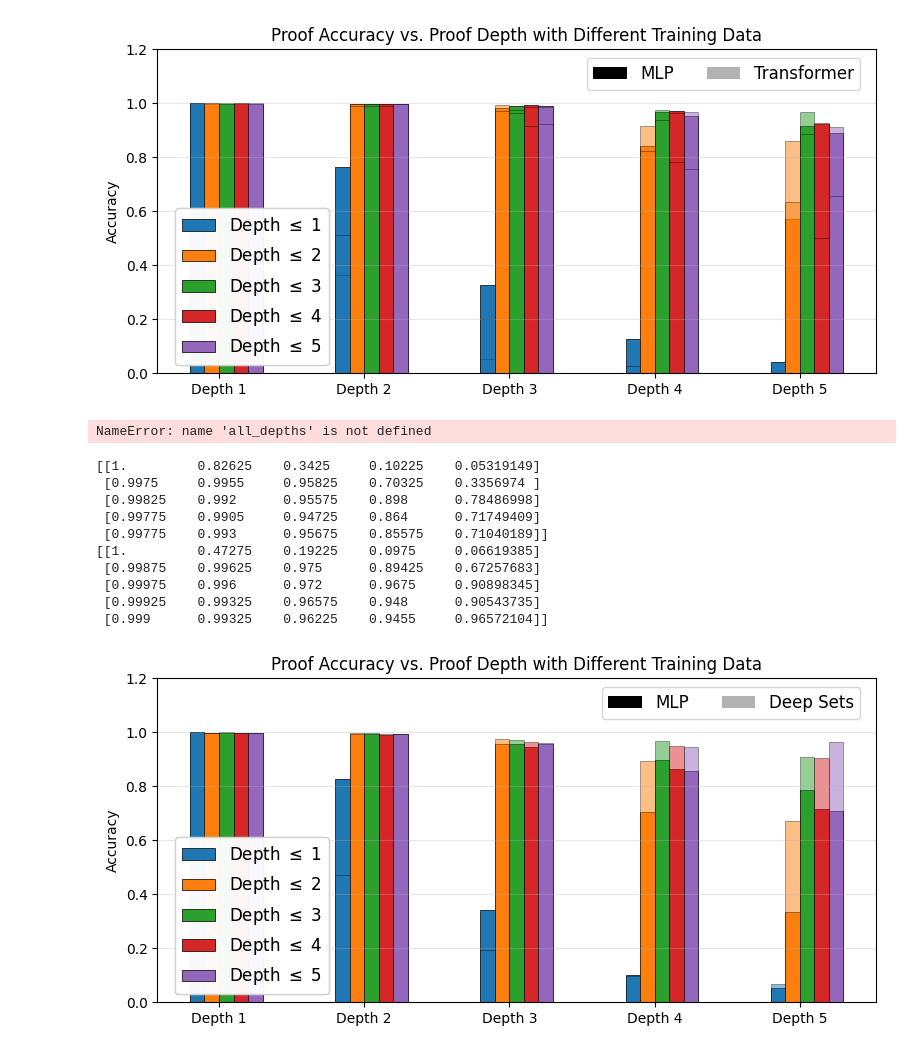
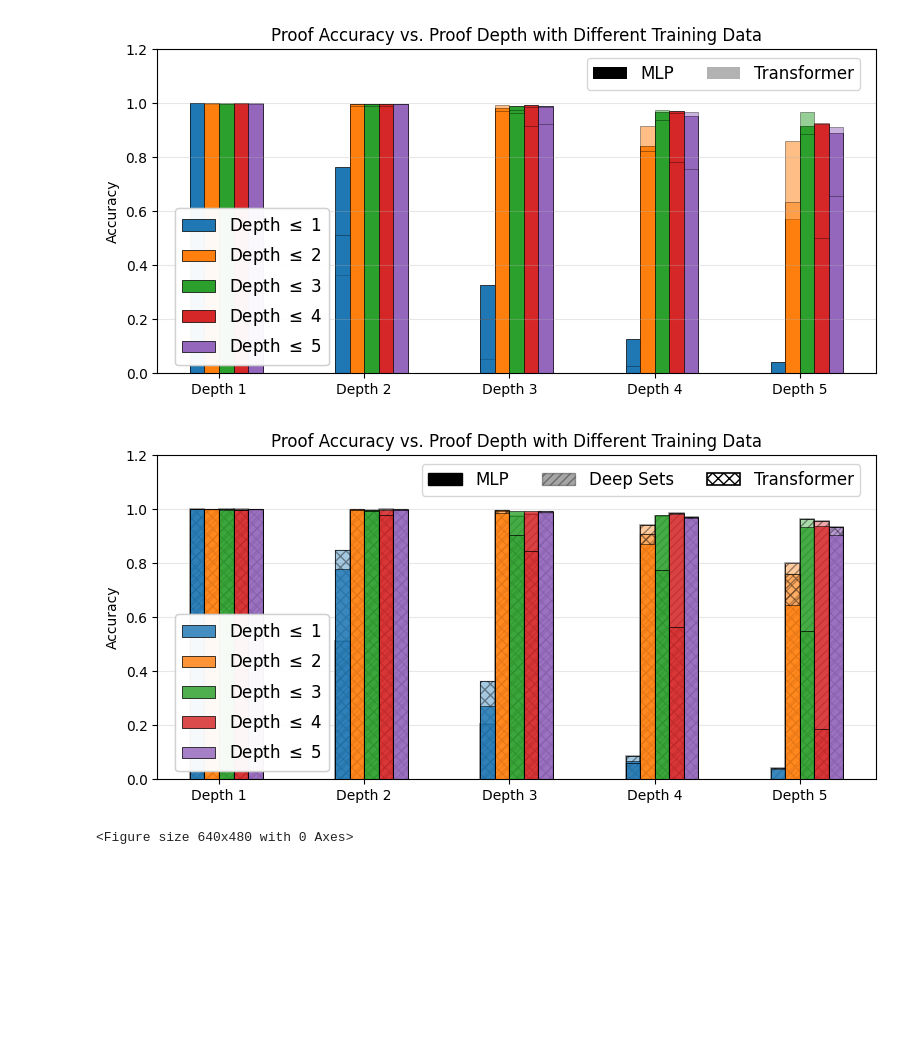
Before and after one commit to sferrante/Neuro-Symbolic-Reasoning, a Jupyter notebook: ProofAgent.ipynb, the cells around one changed output. Saved outputs shown, nothing was run; the diff lists cells and outputs as text; code cells hidden in the pictures; blank space fills up the shorter version.

```diff
--- a/ProofAgent.ipynb
+++ b/ProofAgent.ipynb
@@ -901,6 +949,11 @@ plt.show()
 # %% [output]
 [figure]
 # %%
+data = np.array([[acc.get(d, np.nan) for d in all_depths] for acc in accs])
+data_DS = np.array([[acc.get(d, np.nan) for d in all_depths] for acc in accsDS])
+data_TR = np.array([[acc.get(d, np.nan) for d in all_depths] for acc in accsTR])
+
+
 # --- Plot ---
 x = np.arange(len(all_depths))            # depth positions
 width = 0.1                               # bar width
@@ -940,93 +993,32 @@ for i in range(len(accsTR)):
 
 plt.xticks(x + width*1.5, [f"Depth {d}" for d in all_depths])
 plt.ylabel("Accuracy")
 plt.ylim(0,1.2)
 
 # --- Legends ---
 mlp_patch = Patch(facecolor='k', edgecolor='k', alpha=1, label='MLP')
 ds_patch  = Patch(facecolor='k', edgecolor='k', alpha=0.35, hatch='////', label='Deep Sets')
 tr_patch  = Patch(facecolor='none', edgecolor='k', linewidth=1.2, hatch='xxx', label='Transformer')
 
 depth_handles = [
     Patch(facecolor=bars[i].patches[0].get_facecolor(),
           edgecolor='k', linewidth=0.5,
           label=rf"Depth $\leq$ {i+1}")
     for i in range(len(bars))
 ]
 
 leg1 = plt.legend(handles=[mlp_patch, ds_patch, tr_patch], fontsize=12,
                   loc='lower right', ncol=3, bbox_to_anchor=(0.99, 0.85))
 leg2 = plt.legend(handles=depth_handles, fontsize=12,
                   loc='lower right', ncol=1, bbox_to_anchor=(0.25, 0.0))
 plt.gca().add_artist(leg1)
 plt.gca().add_artist(leg2)
 
 plt.title("Proof Accuracy vs. Proof Depth with Different Training Data")
 plt.grid(axis='y', alpha=0.3)
 plt.tight_layout()
 plt.show()
 plt.savefig('Plots/Accuracy_vs_Depth.png')
 # %% [output]
+[figure, added]
-NameError: name 'all_depths' is not defined
+<Figure size 640x480 with 0 Axes>
-# %%
-## WITH DOUBLE LOOKAHEAD
-data = np.array([[acc.get(d, np.nan) for d in all_depths] for acc in accs])
-data_DS = np.array([[acc.get(d, np.nan) for d in all_depths] for acc in accsDS])
-
-print(data)
-print(data_DS)
-
-
-# --- Plot ---
-x = np.arange(len(all_depths))            # depth positions
-width = 0.1                               # bar width
-
-plt.figure(figsize=(8,4))
-bars = []
-for i in range(len(accs)):
-    b = plt.bar(x + i*width, data[i], width, label=labels[i],
-               edgecolor='k', alpha=1, linewidth=0.5)
-    bars.append(b)
-
-for i in range(len(accsDS)):
-    c = bars[i].patches[0].get_facecolor()   # RGBA color used for set i
-    plt.bar(x + i*width, data_DS[i], width,
-            label=labels[i] + " (DS)",
-            facecolor=c, edgecolor='k', alpha=0.5, linewidth=0.5)
-
-plt.xticks(x + width*1.5, [f"Depth {d}" for d in all_depths])
-plt.ylabel("Accuracy")
-plt.ylim(0,1.2)
-####################################
-dark_patch = Patch(facecolor='k', alpha=1, label=r'MLP')
-lite_patch = Patch(facecolor='k', alpha=0.3, label=r'Deep Sets')
-depth_handles = [
-    Patch(facecolor=bars[i].patches[0].get_facecolor(),
-          edgecolor='k', linewidth=0.5,
-          label=rf"Depth $\leq$ {i+1}")
-    for i in range(len(bars))
-]
-
-leg1 = plt.legend(handles=[dark_patch, lite_patch], fontsize=12, loc='lower right', ncol=2,
-                 bbox_to_anchor=(0.99, 0.85))
-leg2 = plt.legend(handles=depth_handles, fontsize=12, loc='lower right', ncol=1,
-                 bbox_to_anchor=(0.25, 0.0),)
-plt.gca().add_artist(leg1)
-plt.gca().add_artist(leg2)
-####################################
-plt.title("Proof Accuracy vs. Proof Depth with Different Training Data")
-plt.grid(axis='y', alpha=0.3)
-plt.tight_layout()
-plt.show()
-# %% [output]
-[[1.         0.82625    0.3425     0.10225    0.05319149]
- [0.9975     0.9955     0.95825    0.70325    0.3356974 ]
- [0.99825    0.992      0.95575    0.898      0.78486998]
- [0.99775    0.9905     0.94725    0.864      0.71749409]
- [0.99775    0.993      0.95675    0.85575    0.71040189]]
-[[1.         0.47275    0.19225    0.0975     0.06619385]
- [0.99875    0.99625    0.975      0.89425    0.67257683]
- [0.99975    0.996      0.972      0.9675     0.90898345]
- [0.99925    0.99325    0.96575    0.948      0.90543735]
- [0.999      0.99325    0.96225    0.9455     0.96572104]]
-[figure, removed]
```
Also changed, not shown: parts of 21 cells of this notebook, 2 other files.
